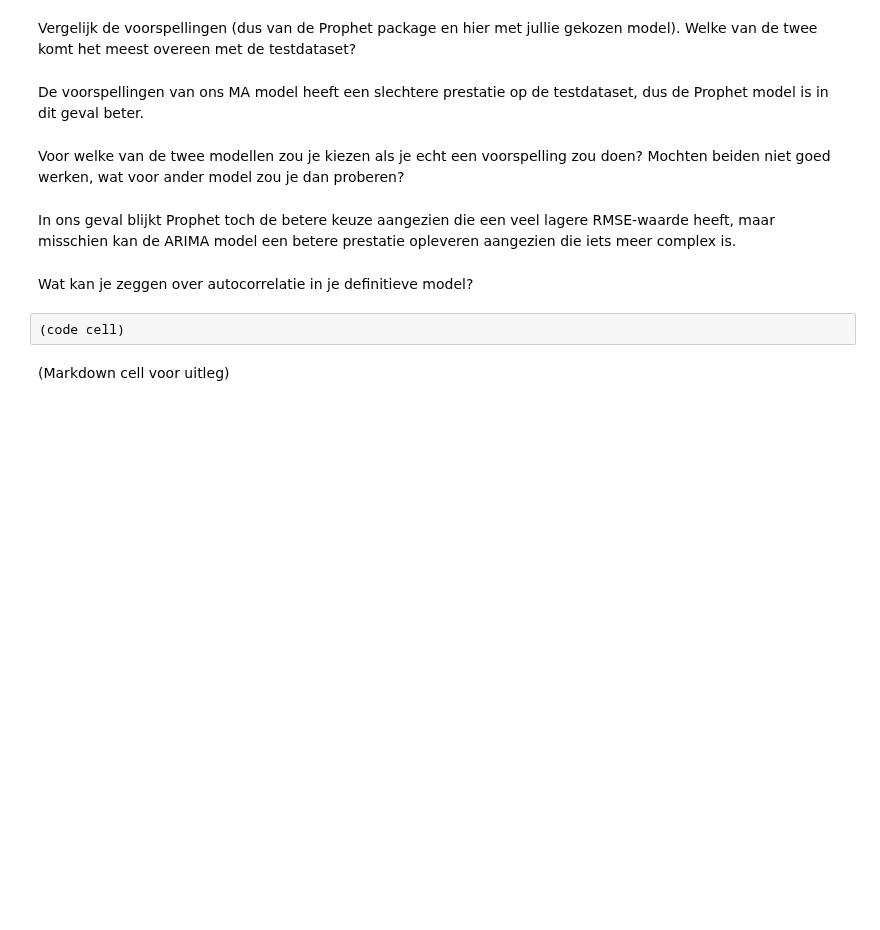
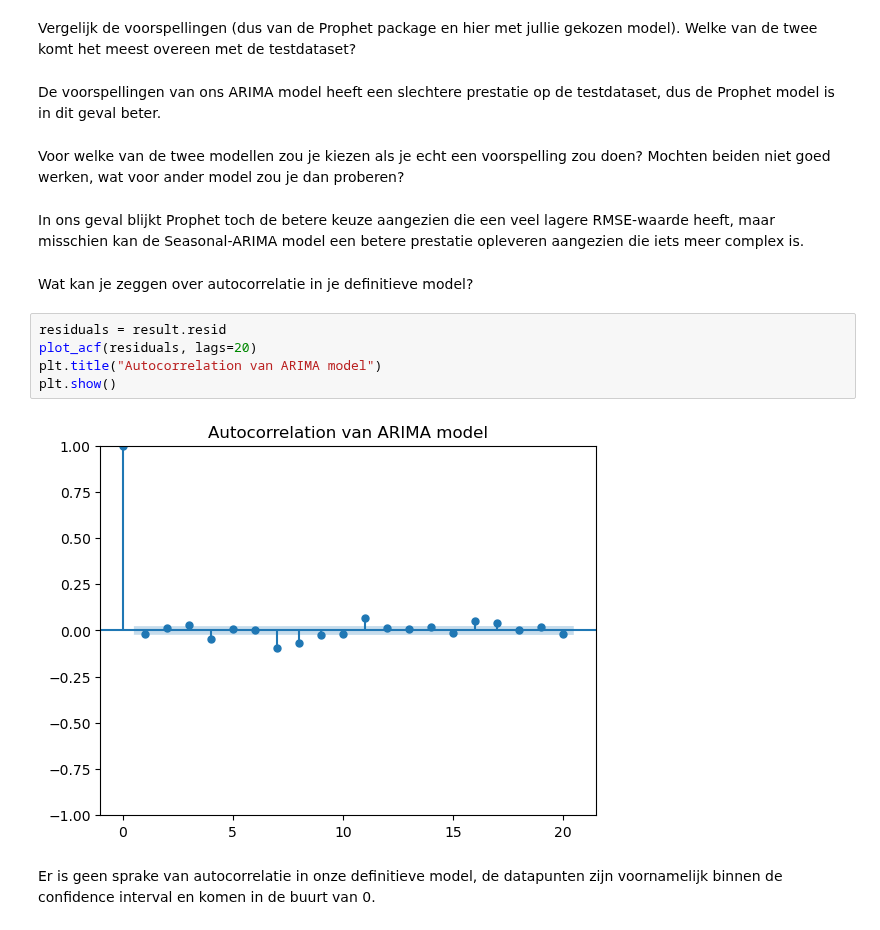
Before and after one commit to yanj27/Smart_Industry, a Jupyter notebook: Data Mining/Opdracht 4/Data Mining - Opdracht 4 (Tijdreeksen).ipynb, the cells around one changed output. Saved outputs shown, nothing was run; the diff lists cells and outputs as text; blank space fills up the shorter version.

```diff
--- a/Data Mining/Opdracht 4/Data Mining - Opdracht 4 (Tijdreeksen).ipynb
+++ b/Data Mining/Opdracht 4/Data Mining - Opdracht 4 (Tijdreeksen).ipynb
@@ -439,14 +455,19 @@ RMSE(Test): 52.119451764185655
 # %% [markdown]
 Vergelijk de voorspellingen (dus van de Prophet package en hier met jullie gekozen model). Welke van de twee komt het meest overeen met de testdataset?
 # %% [markdown]
-De voorspellingen van ons MA model heeft een slechtere prestatie op de testdataset, dus de Prophet model is in dit geval beter.
+De voorspellingen van ons ARIMA model heeft een slechtere prestatie op de testdataset, dus de Prophet model is in dit geval beter.
 # %% [markdown]
 Voor welke van de twee modellen zou je kiezen als je echt een voorspelling zou doen? Mochten beiden niet goed werken, wat voor ander model zou je dan proberen?
 # %% [markdown]
-In ons geval blijkt Prophet toch de betere keuze aangezien die een veel lagere RMSE-waarde heeft, maar misschien kan de ARIMA model een betere prestatie opleveren aangezien die iets meer complex is.
+In ons geval blijkt Prophet toch de betere keuze aangezien die een veel lagere RMSE-waarde heeft, maar misschien kan de Seasonal-ARIMA model een betere prestatie opleveren aangezien die iets meer complex is.
 # %% [markdown]
 Wat kan je zeggen over autocorrelatie in je definitieve model?
 # %%
-(code cell)
+residuals = result.resid
+plot_acf(residuals, lags=20)
+plt.title("Autocorrelation van ARIMA model")
+plt.show()
+# %% [output]
+[figure, added]
 # %% [markdown]
-(Markdown cell voor uitleg)
+Er is geen sprake van autocorrelatie in onze definitieve model, de datapunten zijn voornamelijk binnen de confidence interval en komen in de buurt van 0.
```
Also changed, not shown: parts of 8 cells of this notebook.
